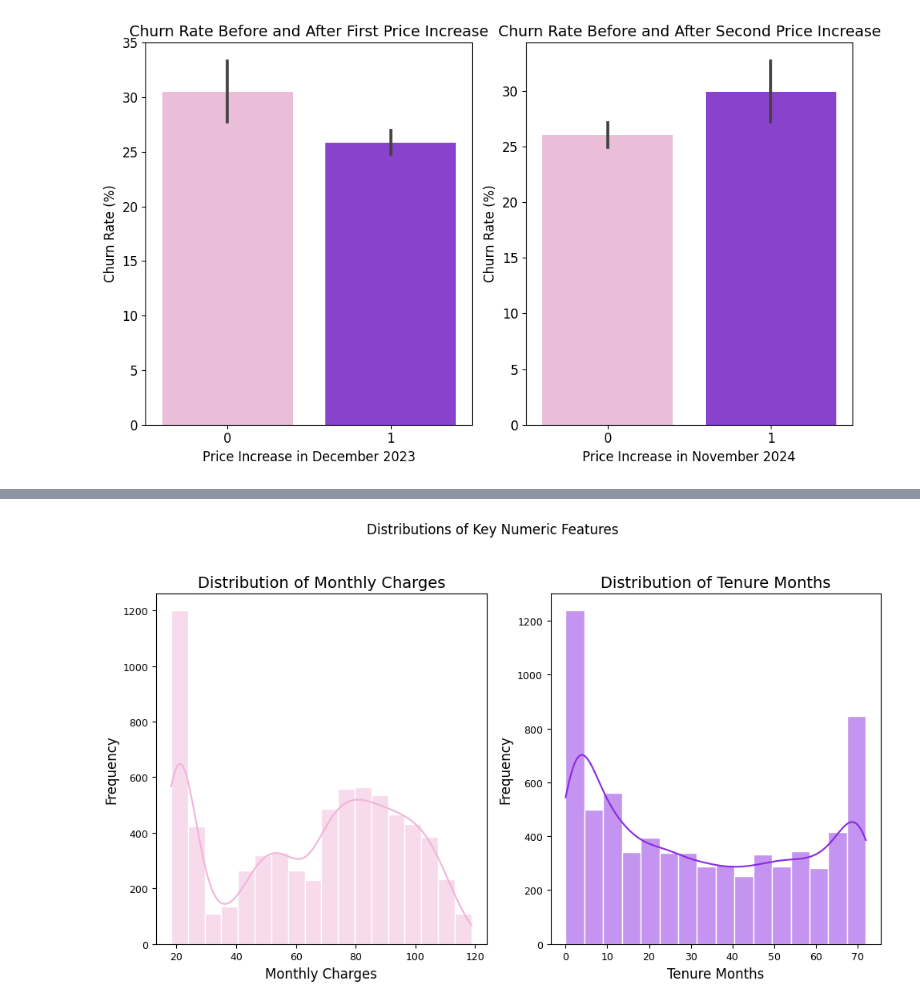
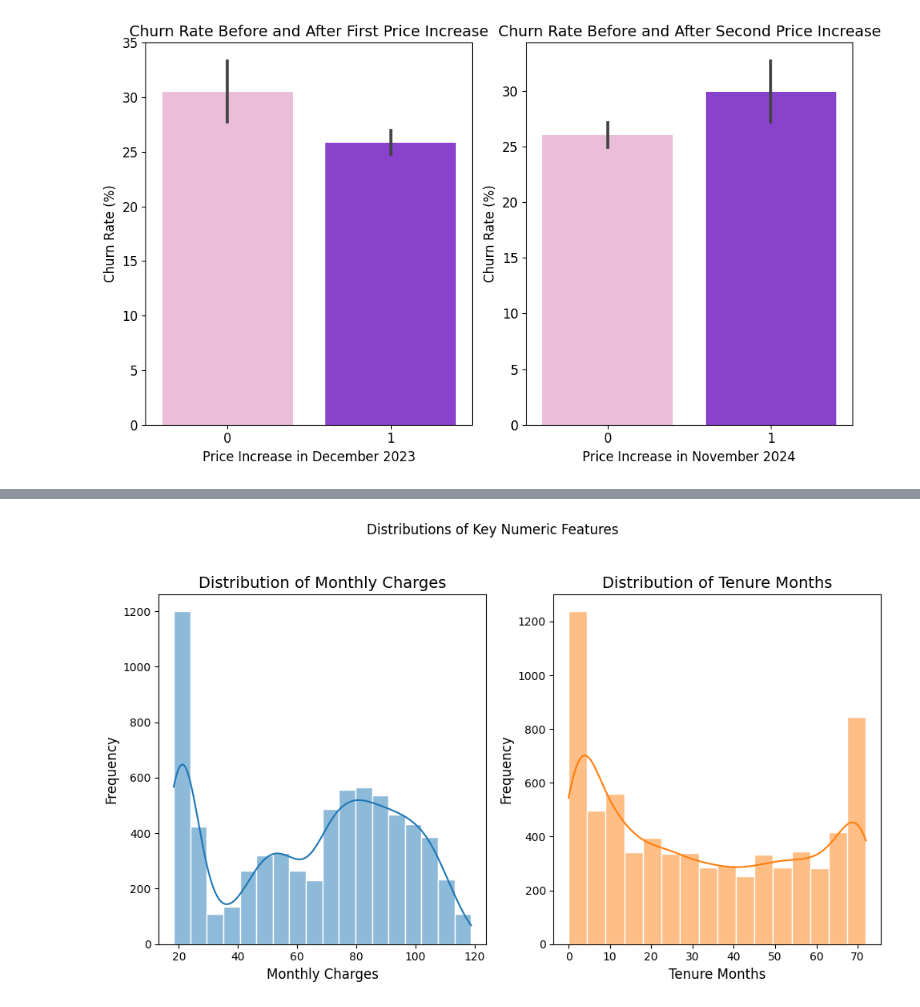
Before and after one commit to celdev-1190/ads-501, a Jupyter notebook: notebook/EDA.ipynb, the cells around one changed output, grey strips where cells are left out. Drawn from its saved outputs; the diff is of its cells as text; code cells hidden in the pictures.

Commit message:
update graphs color

```diff
--- a/notebook/EDA.ipynb
+++ b/notebook/EDA.ipynb
@@ -187,32 +239,32 @@ plt.show()
 # %%
 # Select key numeric features to visualize
 numeric_features = ['Monthly Charges', 'Tenure Months']
 
 # Keep the default white background
 plt.rcParams['axes.facecolor'] = 'white'
 plt.rcParams['figure.facecolor'] = 'white'
 
 # Custom color palette to match the slide (light pink and purple)
-custom_colors = ['#F1B6DA', '#8A2BE2']  # Matching slide colors
+custom_colors = ['#1f77b4', '#ff7f0e']  # Matching slide colors
 
 # Plot distributions with larger figure size and larger titles/labels
 plt.figure(figsize=(10, 6))  # Larger figure size for more prominence
 for i, feature in enumerate(numeric_features, 1):
     plt.subplot(1, 2, i)
     sns.histplot(df[feature], kde=True, color=custom_colors[i-1], edgecolor='white')
     plt.title(f'Distribution of {feature}', fontsize=14, color='black')  # Larger title font size
     plt.xlabel(feature, fontsize=12, color='black')  # Larger x-axis label font size
     plt.ylabel('Frequency', fontsize=12, color='black')  # Larger y-axis label font size
 
 # Add main title
 plt.suptitle('Distributions of Key Numeric Features', fontsize=12, color='black')  # Larger main title
 
 plt.tight_layout(rect=[0, 0, 1, 0.95])
 # Save the figure
 plt.savefig('../images/distributions_key_numeric_features.png')
 
 
 # Show the plot
 plt.show()
 # %% [output]
-[figure, old version]
+[figure, new version]
```
Also changed, not shown: parts of 1 cell of this notebook, 4 other files.
